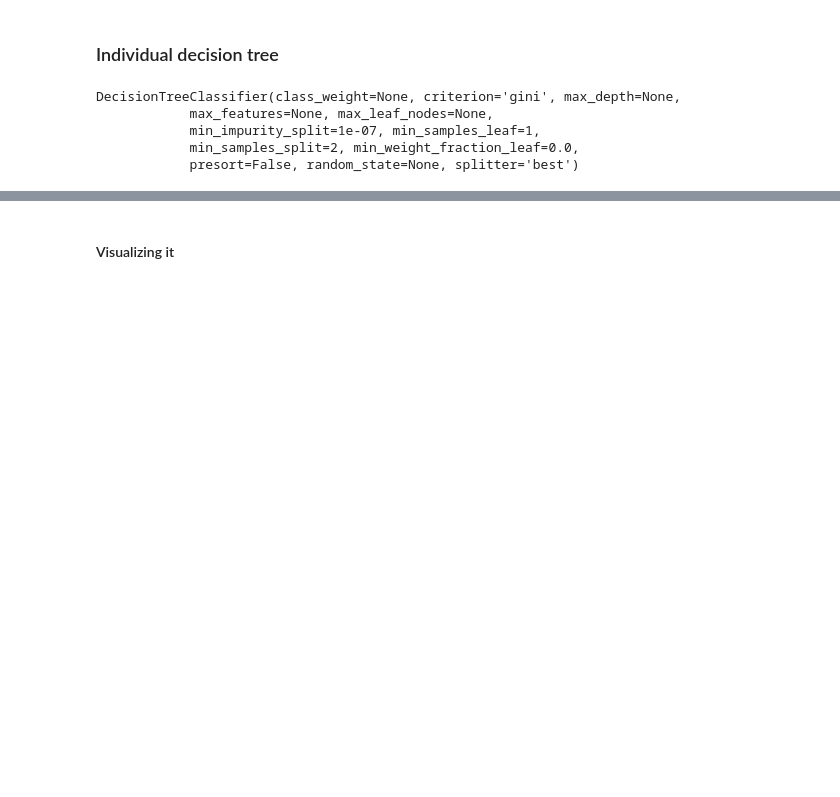
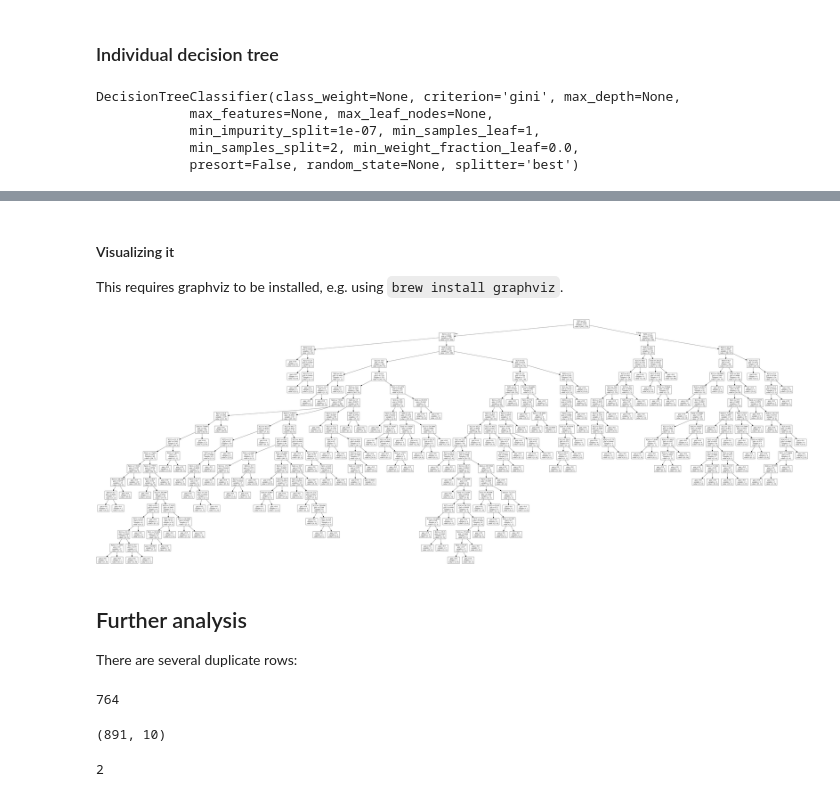
Before and after one commit to florian/decision-trees, a Jupyter notebook: Project/Titanic.ipynb, the cells around one changed output, grey strips where cells are left out. Cells and saved outputs as stored; diff of their text form; code cells hidden in the pictures; blank space fills up the shorter version.

```diff
--- a/Project/Titanic.ipynb
+++ b/Project/Titanic.ipynb
@@ -136,6 +146,30 @@ clf.score(X_test, y_test)
-# %% [markdown]
-#### Visualizing it
+# %% [markdown]
+#### Visualizing it
+
+This requires graphviz to be installed, e.g. using `brew install graphviz`.
 # %%
 tree.export_graphviz(clf, out_file='tree.dot')
 # %%
 ! dot -Tpng tree.dot -o tree.png
+# %%
+from IPython.display import Image
+Image("tree.png")
+# %% [output]
+[figure, added]
+# %% [markdown]
+## Further analysis
+
+There are several duplicate rows:
+# %%
+len(set([tuple(row) for row in X]))
+# %% [output]
+764
+# %%
+X.shape
+# %% [output]
+(891, 10)
+# %%
+lst = [1,2,3, 2]
+max(set(lst), key=lst.count)
+# %% [output]
+2
```
Also changed, not shown: parts of 6 cells of this notebook.
